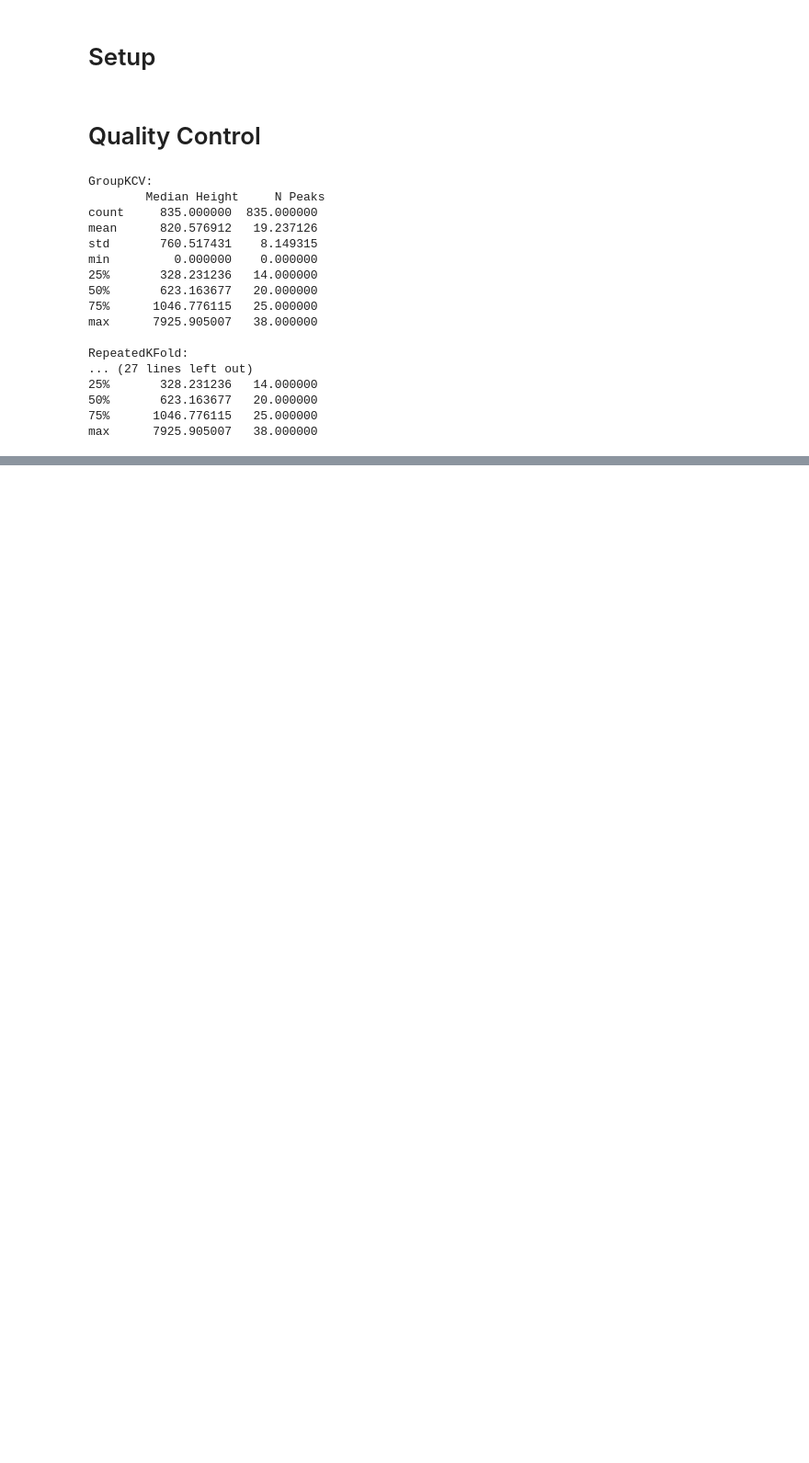
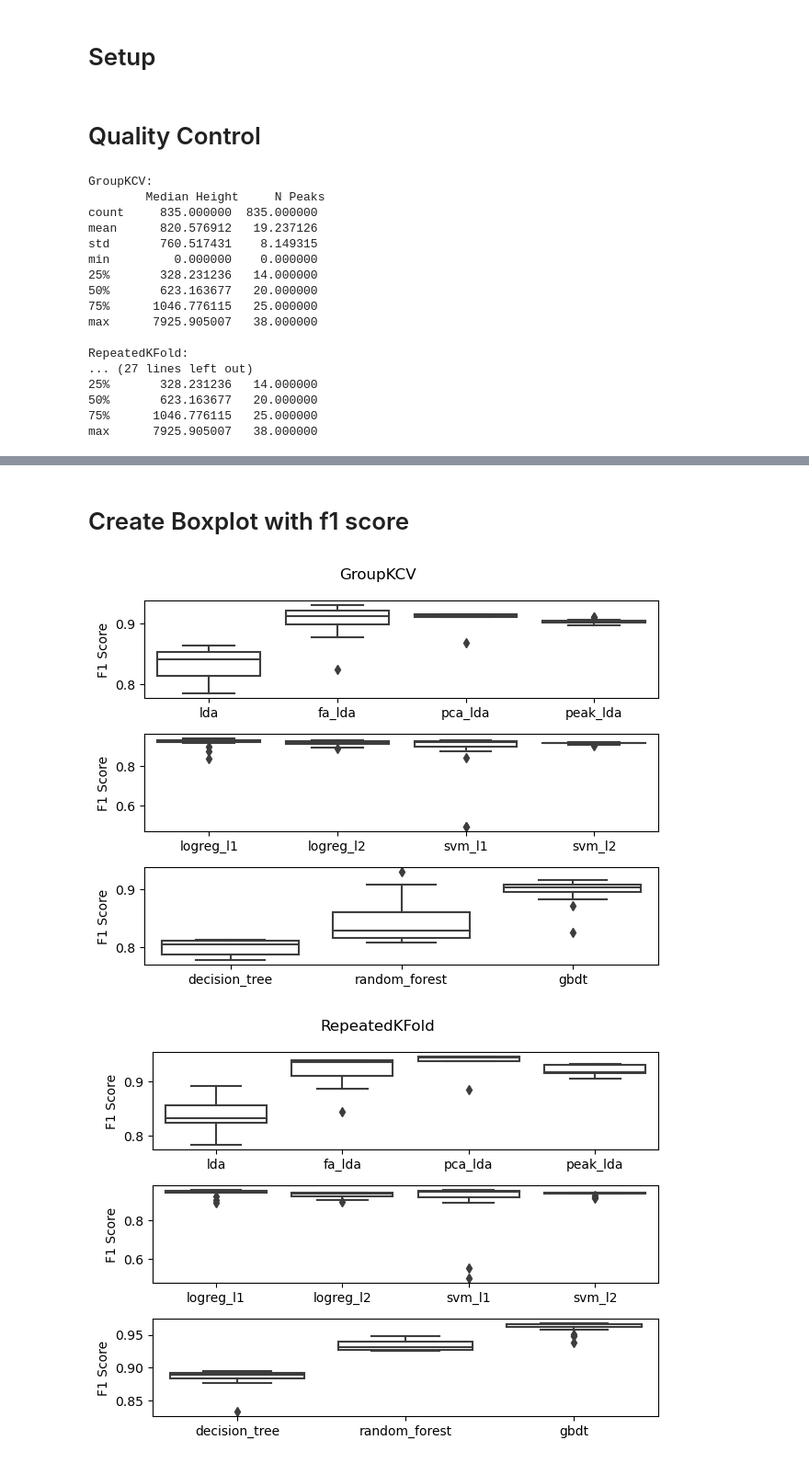
Before and after one commit to LukasStonie/ML_Model_Validation, a Jupyter notebook: analysis.ipynb, the cells around one changed output, grey strips where cells are left out. Shown: that part at 92% size. Drawn from its saved outputs; the diff is of its cells as text; code cells hidden in the pictures; blank space fills up the shorter version.

```diff
--- a/analysis.ipynb
+++ b/analysis.ipynb
@@ -146,0 +204,20 @@ os.system('jupyter nbconvert --to html analysis.ipynb')
+# %% [markdown]
+# Create Boxplot with f1 score
+# %%
+for d in starting_dirs:
+    fig, ((ax_box1), (ax_box2), (ax_box3)) = plt.subplots(
+        nrows=3, ncols=1)
+    boxplot_comparison(f1_accs[d], regex="lda", ax=ax_box1)
+    ax_box1.set_ylabel('F1 Score')
+
+    boxplot_comparison(f1_accs[d], regex="logreg|svm", ax=ax_box2)
+    ax_box2.set_ylabel('F1 Score')
+
+    boxplot_comparison(f1_accs[d], regex="tree|gbdt|forest", ax=ax_box3)
+    ax_box3.set_ylabel('F1 Score')
+
+    fig.suptitle(d)
+    fig.tight_layout()
+# %% [output]
+[figure, added]
+[figure, added]
```
Also changed, not shown: parts of 15 cells of this notebook, 1 other file.
